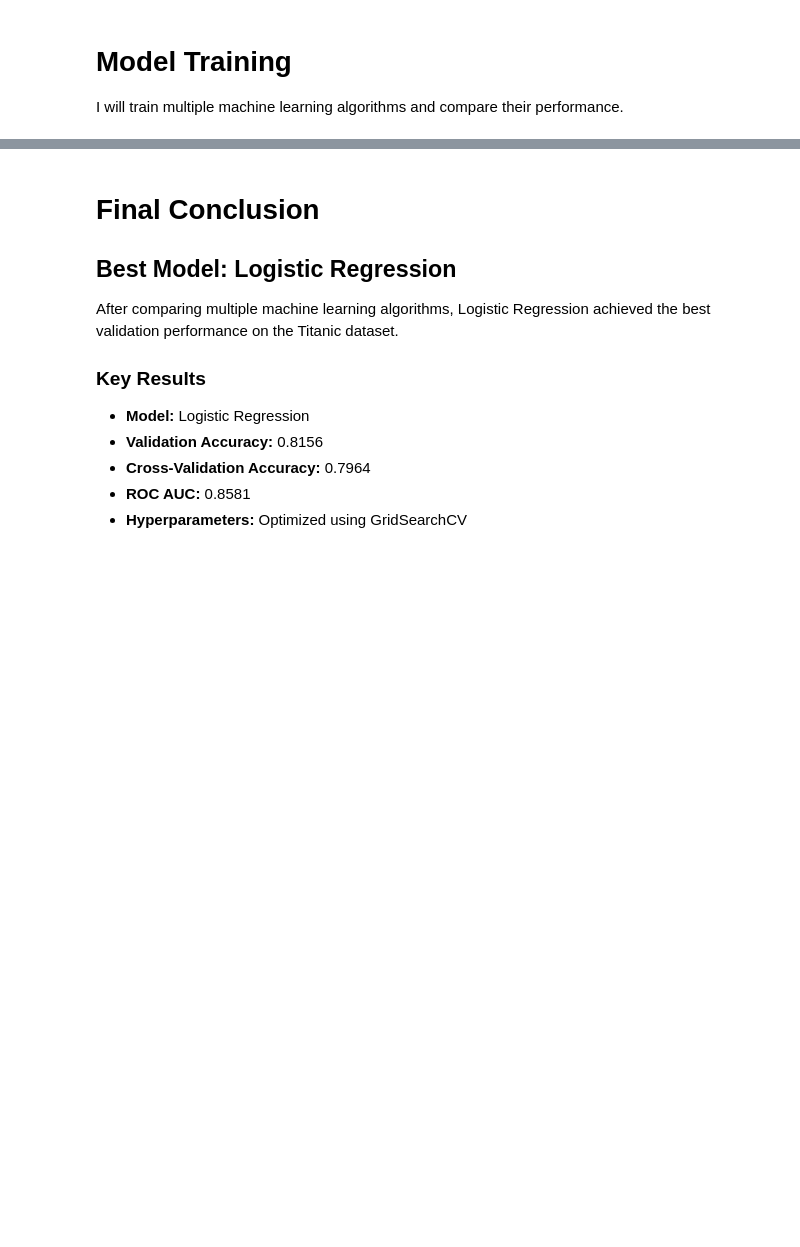
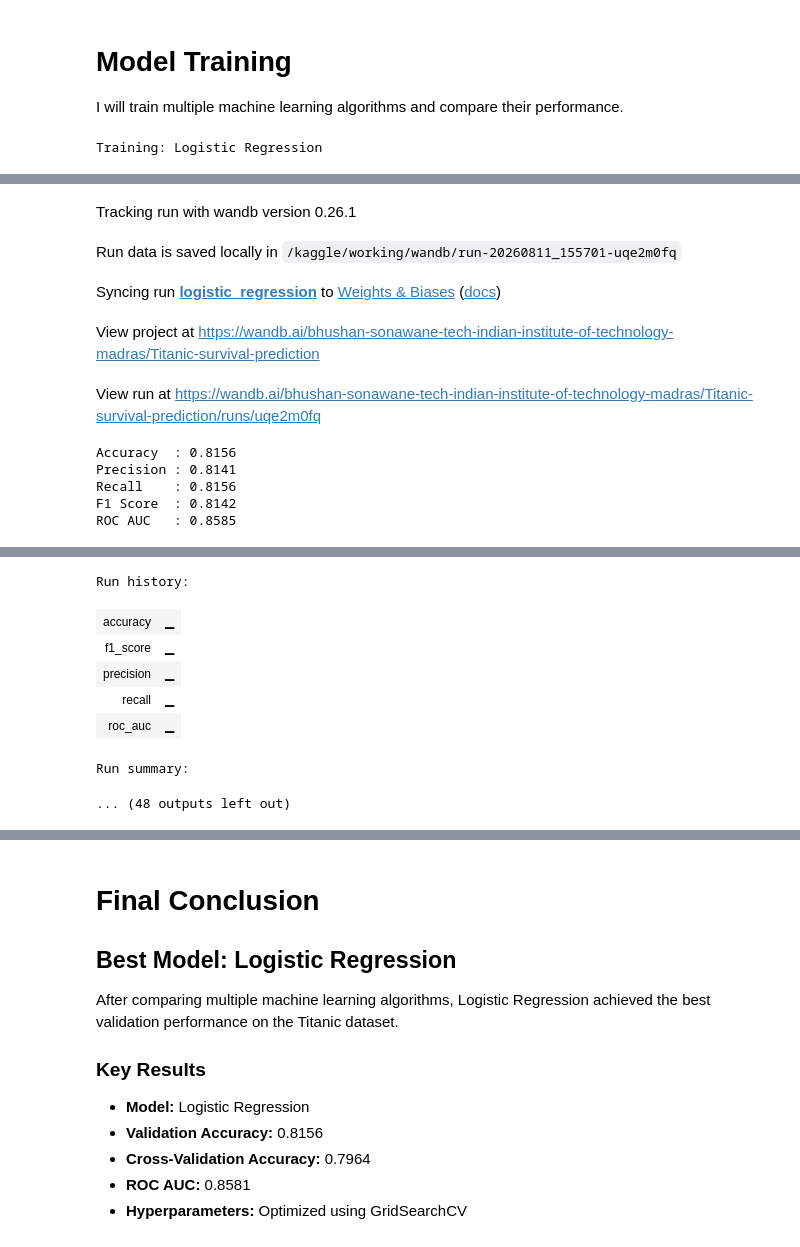
Before and after one commit to bhushan-ssh/Titanic_Survival_Prediction, a Jupyter notebook: Titanic_Survival_Prediction.ipynb, the cells around one changed output, grey strips where cells are left out. Cells and saved outputs as stored; diff of their text form; code cells hidden in the pictures; blank space fills up the shorter version.

Commit message:
Kaggle Notebook | Titanic_Survival_Prediction | Version 7

```diff
--- a/Titanic_Survival_Prediction.ipynb
+++ b/Titanic_Survival_Prediction.ipynb
@@ -369,11 +511,11 @@ trained_models = {}
 
 for name, model in models.items():
 
-    print("=" * 60)
+
     print(f"Training: {name}")
-    print("=" * 60)
 
-    # SGD uses scaled features
+
+
     if name == "SGD Classifier":
         X_tr = X_train_scaled
         X_te = X_test_scaled
@@ -433,14 +575,18 @@ for name, model in models.items():
 
     cm = confusion_matrix(y_test, pred)
 
+
+    y_true_wandb = y_test.to_numpy()
+    pred_wandb = np.asarray(pred)
+
     wandb.log({
+
         "confusion_matrix": wandb.plot.confusion_matrix(
-            probs=None,
-            y_true=y_test,
-            preds=pred,
-            class_names=["Not Survived", "Survived"]
-        )
-    })
+        probs=None,
+        y_true=y_true_wandb,
+        preds=pred_wandb,
+        class_names=["Not Survived", "Survived"])
+     })
 
 
     results.append([
@@ -462,3 +608,5 @@ for name, model in models.items():
 
 
     run.finish()
+# %% [output]
+Training: Logistic Regression
@@ -464,0 +614,10 @@ for name, model in models.items():
+Tracking run with wandb version 0.26.1
+Run data is saved locally in /kaggle/working/wandb/run-20260811_155701-uqe2m0fq
+Syncing run logistic_regression to Weights & Biases (docs)
+View project at https://wandb.ai/bhushan-sonawane-tech-indian-institute-of-technology-madras/Titanic-survival-prediction
+View run at https://wandb.ai/bhushan-sonawane-tech-indian-institute-of-technology-madras/Titanic-survival-prediction/runs/uqe2m0fq
+Accuracy  : 0.8156
+Precision : 0.8141
+Recall    : 0.8156
+F1 Score  : 0.8142
+ROC AUC   : 0.8585
@@ -465,3 +625,11 @@ for name, model in models.items():
+Run history:
+| accuracy | ▁ |
+| f1_score | ▁ |
+| precision | ▁ |
+| recall | ▁ |
+| roc_auc | ▁ |
+Run summary:
+... (48 outputs left out)
 # %%
 results = pd.DataFrame(
     results,
```
Also changed, not shown: parts of 46 cells of this notebook.
